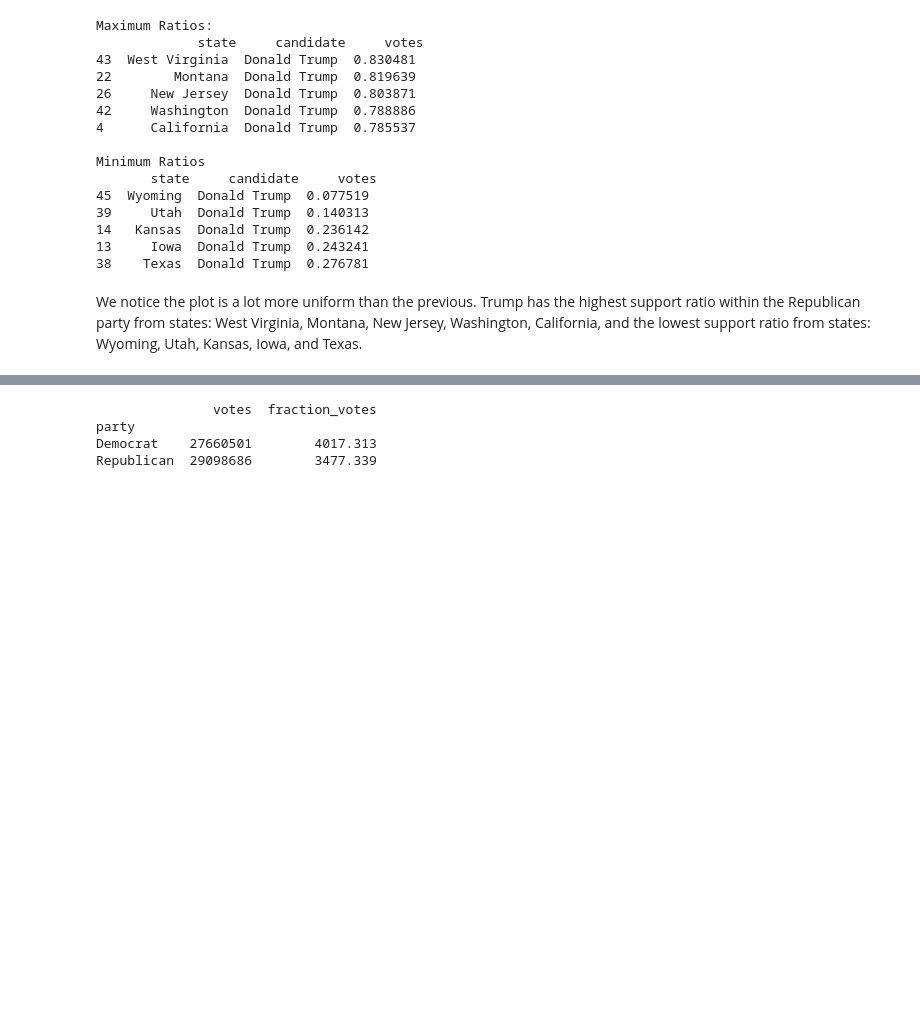
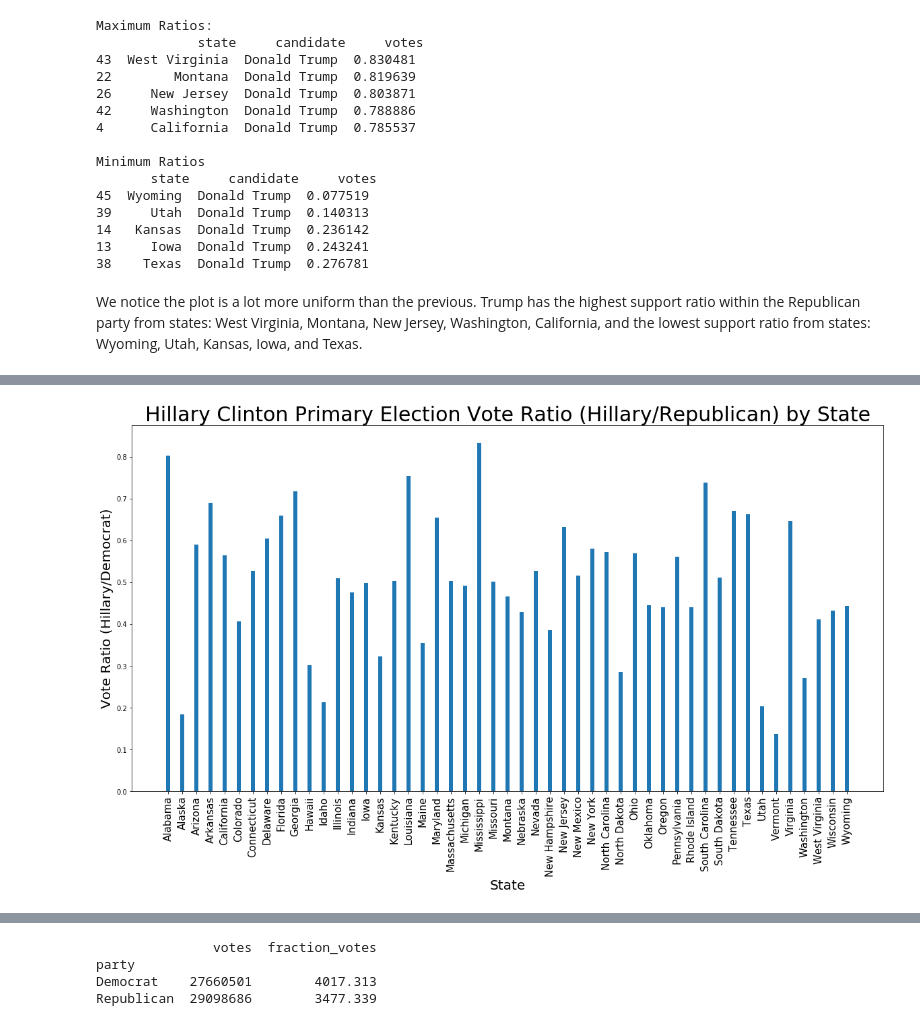
Before and after one commit to andy-thedev/USA-Elections-2016, a Jupyter notebook: primary_results_analysis.ipynb, the cells around one changed output, grey strips where cells are left out. Cells and saved outputs as stored; diff of their text form; code cells hidden in the pictures; blank space fills up the shorter version.

```diff
--- a/primary_results_analysis.ipynb
+++ b/primary_results_analysis.ipynb
@@ -158,0 +179,22 @@ over 50% take donald trump analyze
+# %%
+# Get total votes have already been calculated
+
+# Retrieve total Democrat votes by state
+democrat_votes = state_votes['party'] == 'Democrat'
+state_democrat_votes = state_votes[democrat_votes].drop('party', 1)
+state_democrat_votes = state_democrat_votes.reset_index(drop = True)
+
+# Calculate ratio (votes acquired by Donald Trump)/(votes acquired by Republican party) by state
+hillary_ratio = pd.DataFrame.copy(hillary)
+hillary_ratio['votes'] = hillary_ratio['votes'].div(state_democrat_votes['votes'].values, axis=0)
+
+# Plot information
+pyplot.figure(figsize=(20,10))
+pyplot.bar(hillary_ratio['state'], hillary_ratio['votes'], width=0.3)
+pyplot.xlabel('State', fontsize = 20)
+pyplot.ylabel('Vote Ratio (Hillary/Democrat)', fontsize = 20)
+pyplot.xticks(rotation = 90, fontsize = 15)
+pyplot.title('Hillary Clinton Primary Election Vote Ratio (Hillary/Republican) by State', fontsize = 30)
+pyplot.show()
+# %% [output]
+[figure, added]
```
Also changed, not shown: parts of 7 cells of this notebook.
